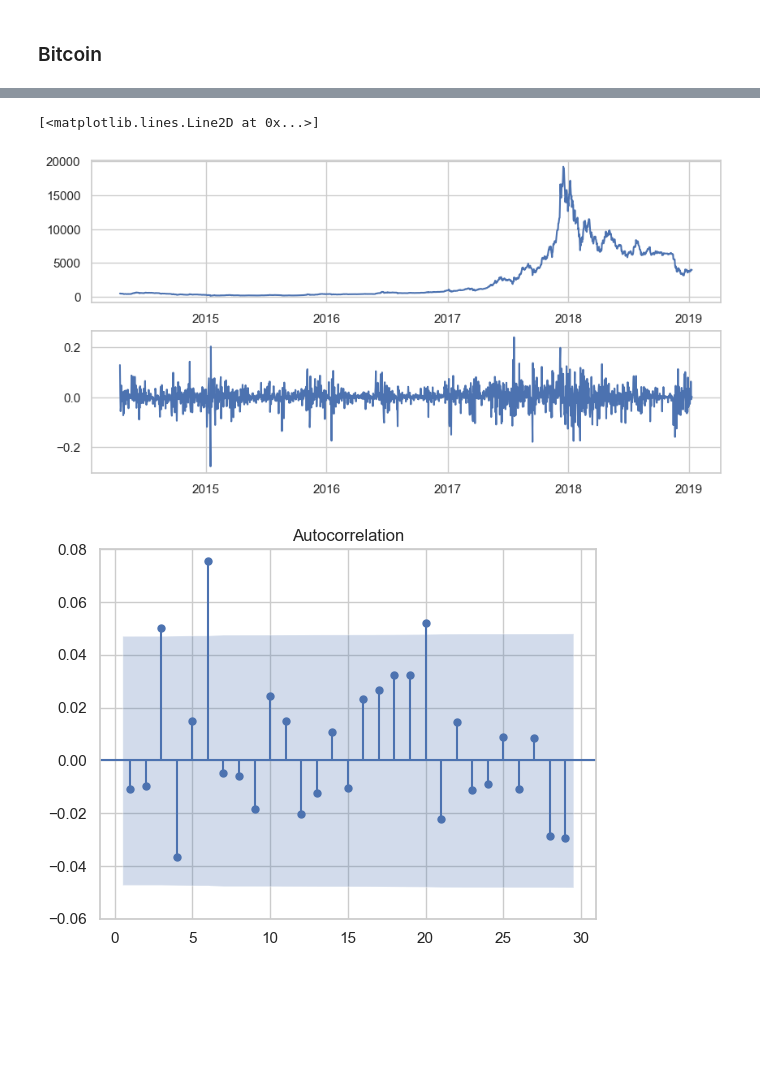
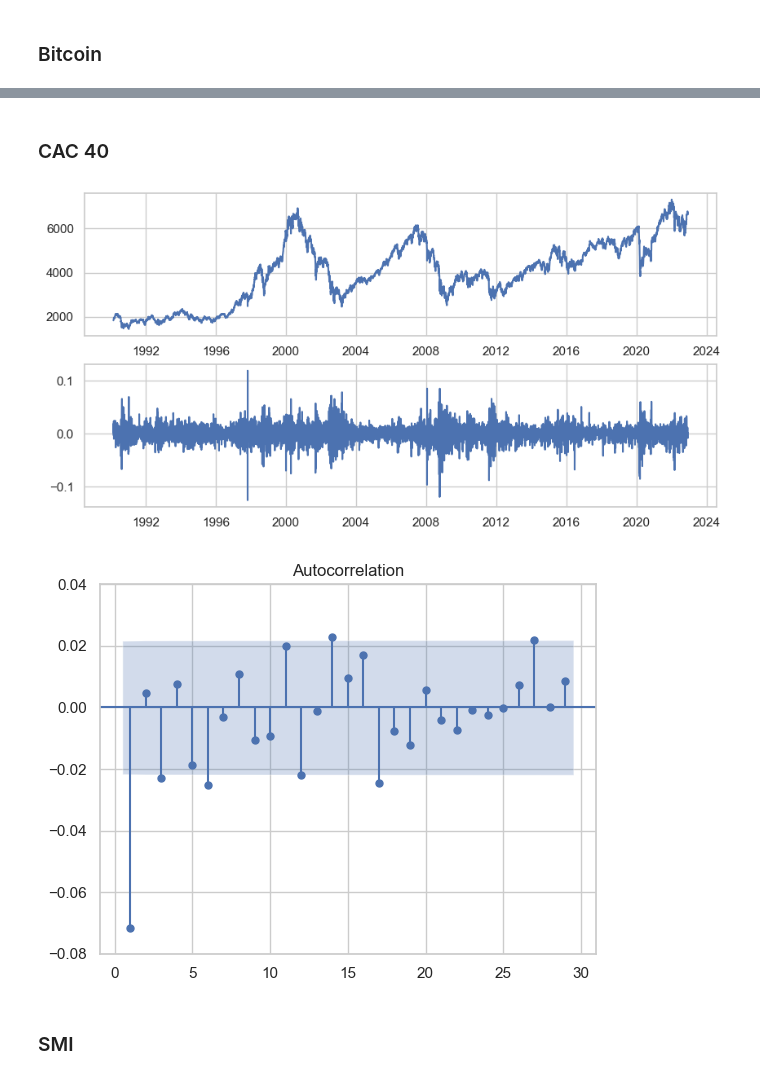
Before and after one commit to CS-433/ml-project-2-bogota, a Jupyter notebook: notebooks/data_analysis.ipynb, the cells around one changed output, grey strips where cells are left out. Drawn from its saved outputs; the diff is of its cells as text; code cells hidden in the pictures; blank space fills up the shorter version.

Commit message:
data analysis

```diff
--- a/notebooks/data_analysis.ipynb
+++ b/notebooks/data_analysis.ipynb
@@ -1,5 +1,5 @@
 # %%
-import quandl
+import re
 import numpy as np
 import pandas as pd
 import seaborn as sns
@@ -9,4 +9,6 @@ import statsmodels.api as sm
 sns.set()
 sns.set_style("whitegrid")
 colors = sns.color_palette("colorblind", 16)
+
+DATA_FOLDER = '../data/raw/'
 # %% [markdown]
@@ -16,7 +195,11 @@ colors = sns.color_palette("colorblind", 16)
+# %% [markdown]
+### CAC 40
 # %%
-df = quandl.get(
-    "BCHARTS/BITSTAMPUSD", start_date="2014-04-15", end_date="2019-01-10"
-)
+df = pd.read_csv(DATA_FOLDER+'stock_market_index/'+'{}.csv'.format('CAC40'))
+df = df[['Date', 'Open']]
+df['Date'] = pd.to_datetime(df.Date)
+df.set_index('Date', inplace=True)
+df.sort_index(inplace=True)
 df["log_return"] = np.log(df["Open"] / df["Open"].shift(1))
 df.replace([np.inf, -np.inf], np.nan, inplace=True)
 df.dropna(inplace=True)
@@ -24,12 +207,14 @@ df.dropna(inplace=True)
 fig, axs = plt.subplots(2, figsize=(10, 5))
 axs[0].plot(df.Open)
 axs[1].plot(df.log_return)
+plt.show()
 # %% [output]
-[<matplotlib.lines.Line2D at 0x...>]
-[figure, old version]
+[figure, new version]
 # %%
 sm.graphics.tsa.plot_acf(df.log_return, lags=np.arange(1, 30))
-plt.ylim([-0.06,0.08])
+plt.ylim([-0.08,0.04])
 plt.show()
 # %% [output]
-[figure, old version]
+[figure, new version]
+# %% [markdown]
+### SMI
```
Also changed, not shown: parts of 33 cells of this notebook.
